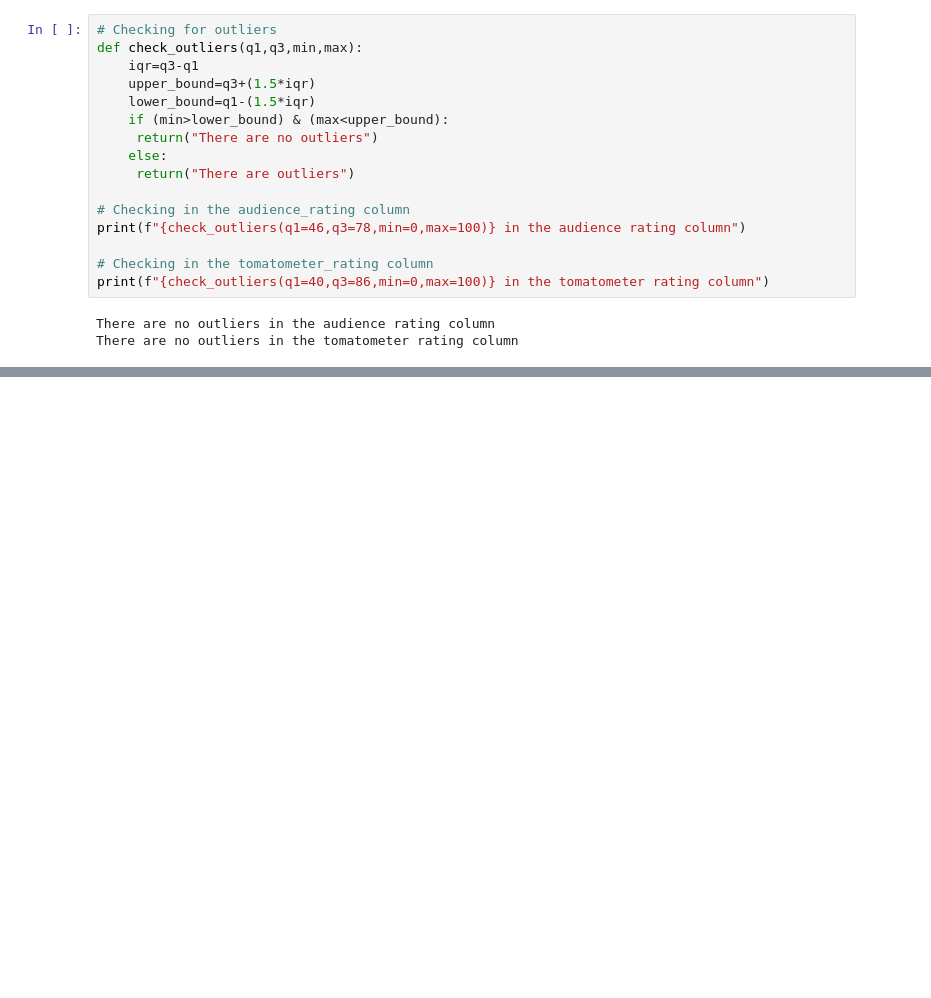
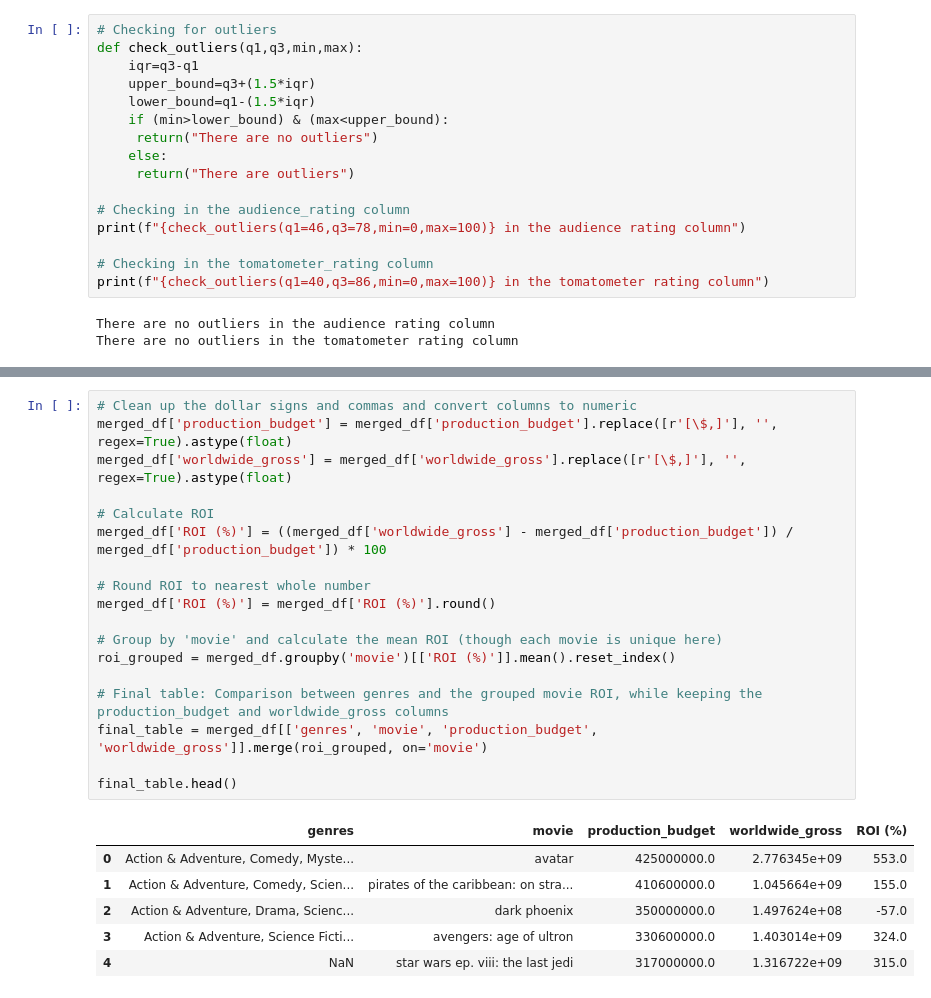
Before and after one commit to Kate-Maina/Phase2_Project_Group2, a Jupyter notebook: index.ipynb, the cells around one changed output, grey strips where cells are left out. Saved outputs shown, nothing was run; the diff lists cells and outputs as text; blank space fills up the shorter version.

```diff
--- a/index.ipynb
+++ b/index.ipynb
@@ -216,0 +313,25 @@ There are no outliers in the tomatometer rating column
+# %%
+# Clean up the dollar signs and commas and convert columns to numeric
+merged_df['production_budget'] = merged_df['production_budget'].replace([r'[\$,]'], '', regex=True).astype(float)
+merged_df['worldwide_gross'] = merged_df['worldwide_gross'].replace([r'[\$,]'], '', regex=True).astype(float)
+
+# Calculate ROI
+merged_df['ROI (%)'] = ((merged_df['worldwide_gross'] - merged_df['production_budget']) / merged_df['production_budget']) * 100
+
+# Round ROI to nearest whole number
+merged_df['ROI (%)'] = merged_df['ROI (%)'].round()
+
+# Group by 'movie' and calculate the mean ROI (though each movie is unique here)
+roi_grouped = merged_df.groupby('movie')[['ROI (%)']].mean().reset_index()
+
+# Final table: Comparison between genres and the grouped movie ROI, while keeping the production_budget and worldwide_gross columns
+final_table = merged_df[['genres', 'movie', 'production_budget', 'worldwide_gross']].merge(roi_grouped, on='movie')
+
+final_table.head()
+# %% [output]
+|  | genres | movie | production_budget | worldwide_gross | ROI (%) |
+| 0 | Action & Adventure, Comedy, Myste... | avatar | 425000000.0 | 2.776345e+09 | 553.0 |
+| 1 | Action & Adventure, Comedy, Scien... | pirates of the caribbean: on stra... | 410600000.0 | 1.045664e+09 | 155.0 |
+| 2 | Action & Adventure, Drama, Scienc... | dark phoenix | 350000000.0 | 1.497624e+08 | -57.0 |
+| 3 | Action & Adventure, Science Ficti... | avengers: age of ultron | 330600000.0 | 1.403014e+09 | 324.0 |
+| 4 | NaN | star wars ep. viii: the last jedi | 317000000.0 | 1.316722e+09 | 315.0 |
```
Also changed, not shown: parts of 17 cells of this notebook.
